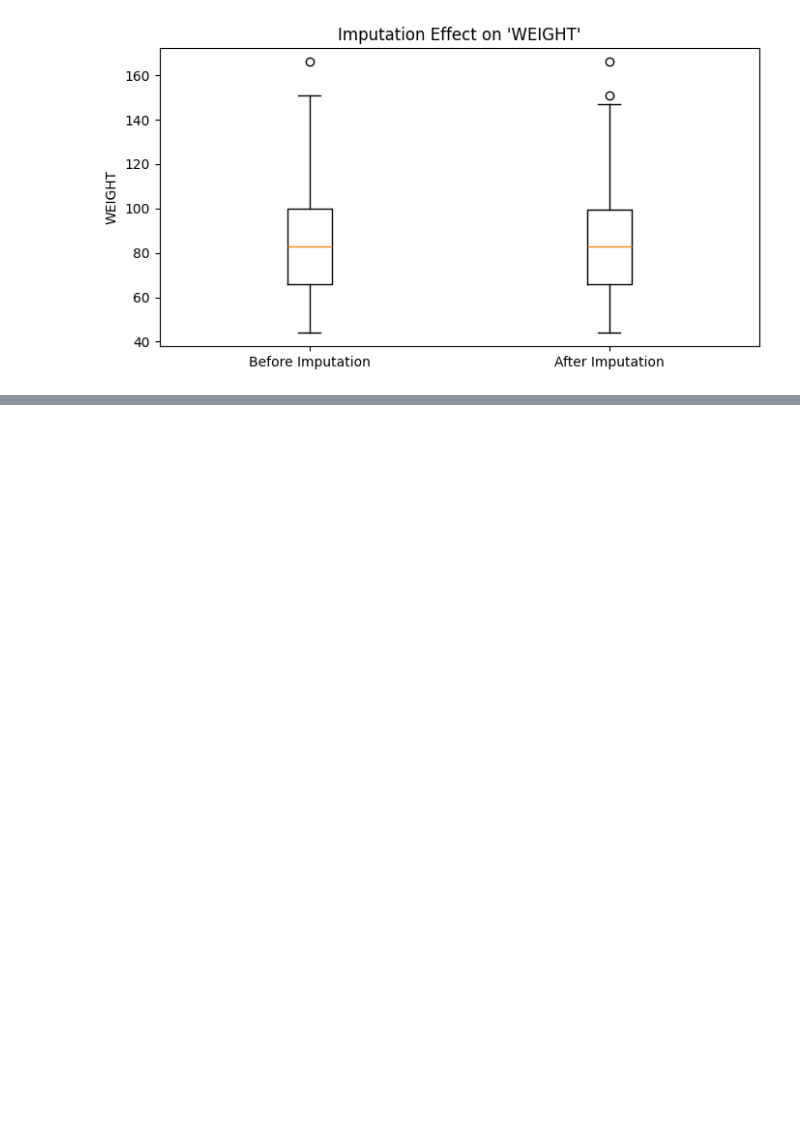
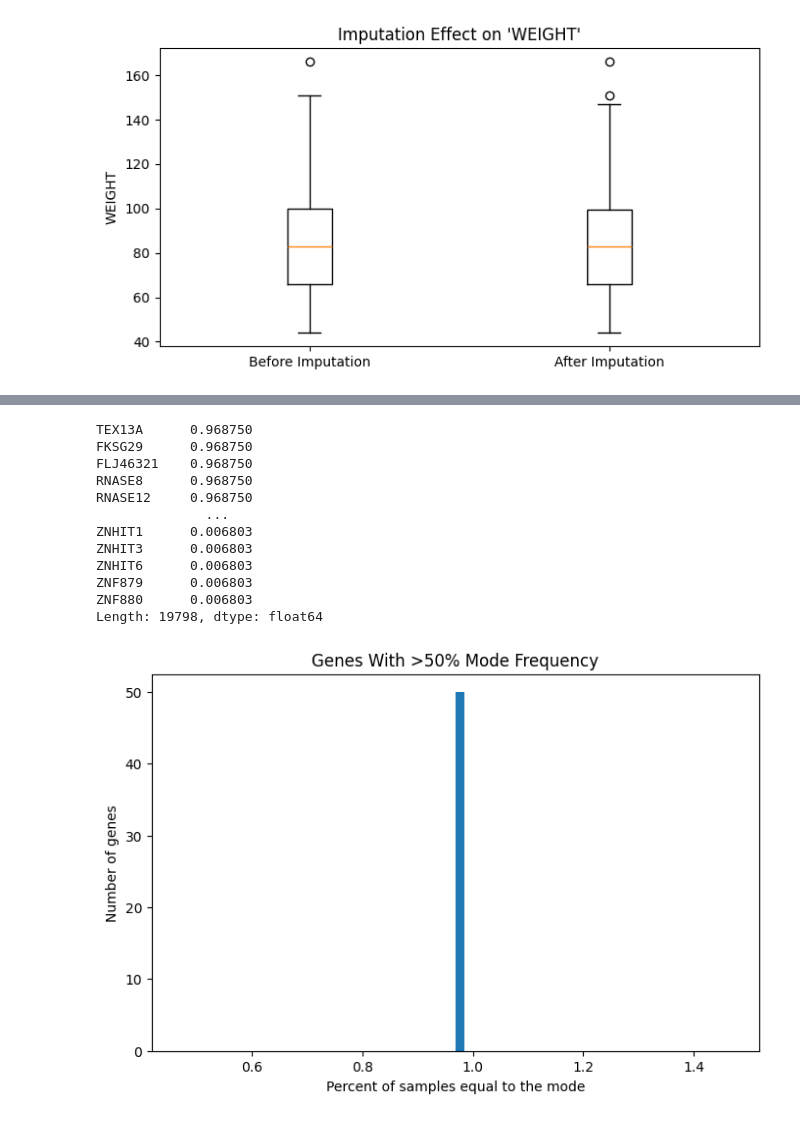
Before and after one commit to gchermside/UCEC_Recurrence, a Jupyter notebook: src/experimenting_with_preprocessing.ipynb, the cells around one changed output, grey strips where cells are left out. Drawn from its saved outputs; the diff is of its cells as text; code cells hidden in the pictures; blank space fills up the shorter version.

```diff
--- a/src/experimenting_with_preprocessing.ipynb
+++ b/src/experimenting_with_preprocessing.ipynb
@@ -332,0 +440,59 @@ OR2M1P is expressed in 1 out of 147 samples (0.68%)
+# %%
+import pandas as pd
+
+def compute_mode_frequencies(df):
+    """
+    Computes, for each column of df, the fraction of non-NaN values
+    that are equal to that column's mode.
+
+    Returns a sorted Series with the highest frequencies first.
+    """
+    mode_freq = {}
+
+    for col in df.columns:
+        series = df[col].dropna()
+
+        # If the column is empty or all NaN → skip
+        if series.empty:
+            mode_freq[col] = float('nan')
+            continue
+
+        # Compute the mode — take the first if multiple modes exist
+        mode_val = series.mode().iloc[0]
+
+        # Count how many values equal the mode
+        count_equal = (series == mode_val).sum()
+
+        # Compute frequency
+        freq = count_equal / len(series)
+        mode_freq[col] = freq
+
+    # Convert to pandas Series, sort descending
+    mode_freq = pd.Series(mode_freq).sort_values(ascending=False)
+
+    return mode_freq
+
+top_genes = compute_mode_frequencies(mrna_df)
+print(top_genes)
+
+
+plt.figure(figsize=(8, 5))
+plt.hist(top_genes.head(50), bins=60)
+plt.xlabel("Percent of samples equal to the mode")
+plt.ylabel("Number of genes")
+plt.title("Genes With >50% Mode Frequency")
+plt.show()
+# %% [output]
+TEX13A      0.968750
+FKSG29      0.968750
+FLJ46321    0.968750
+RNASE8      0.968750
+RNASE12     0.968750
+              ...
+ZNHIT1      0.006803
+ZNHIT3      0.006803
+ZNHIT6      0.006803
+ZNF879      0.006803
+ZNF880      0.006803
+Length: 19798, dtype: float64
+[figure, added]
```
Also changed, not shown: parts of 8 cells of this notebook.
